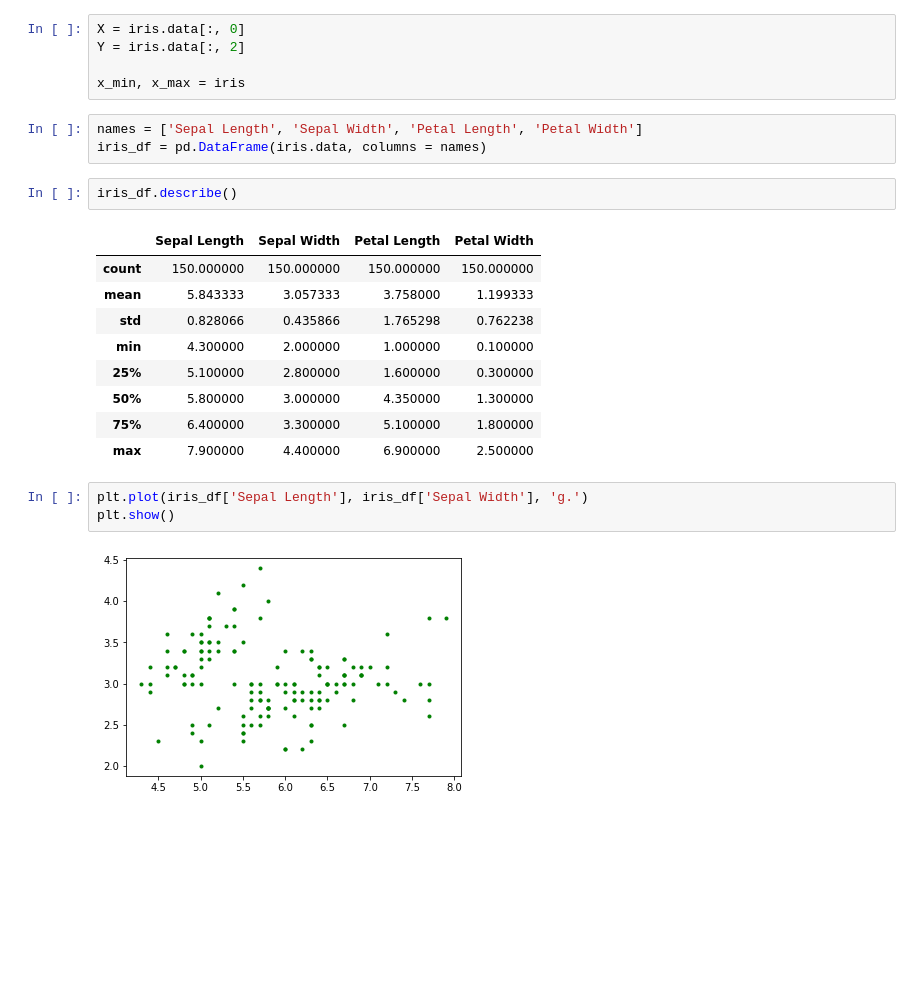
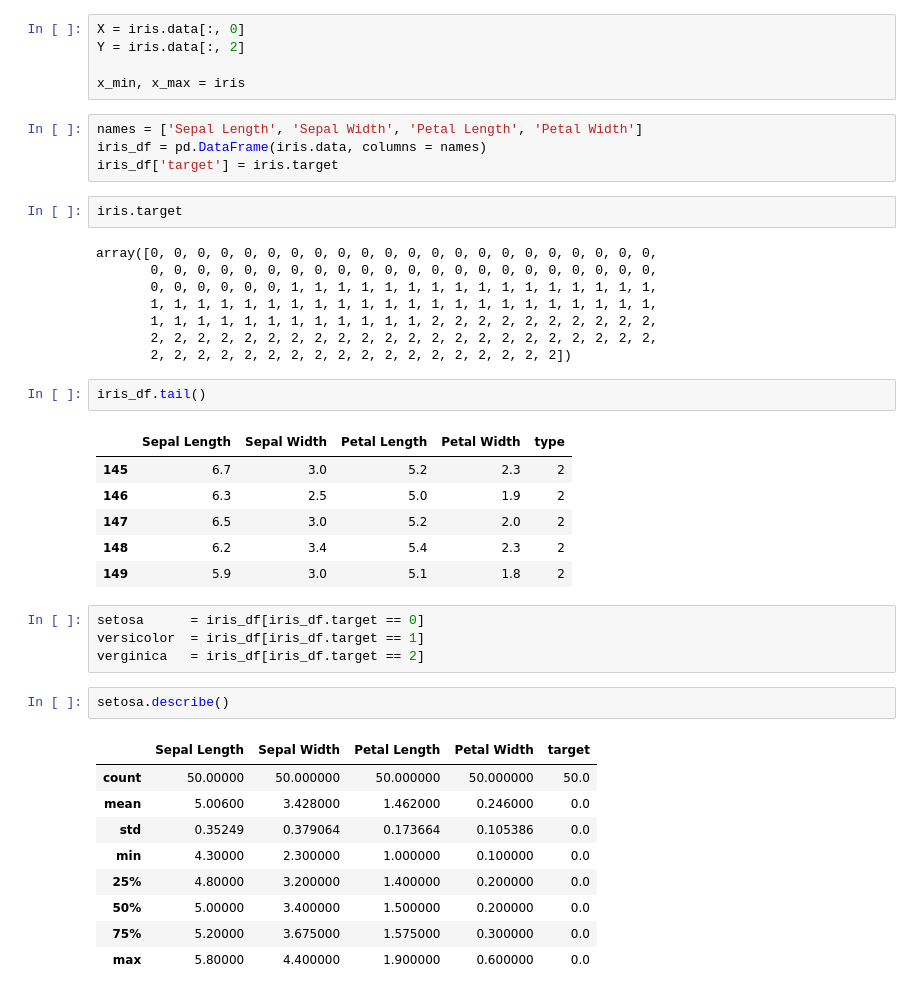
Before and after one commit to nilishalu/WE-Machine-Learning-Sessions, a Jupyter notebook: Sessions/WE_20221118.ipynb, the cells around one changed output. Saved outputs shown, nothing was run; the diff lists cells and outputs as text; blank space fills up the shorter version.

```diff
--- a/Sessions/WE_20221118.ipynb
+++ b/Sessions/WE_20221118.ipynb
@@ -206,20 +206,39 @@ x_min, x_max = iris
 # %%
 names = ['Sepal Length', 'Sepal Width', 'Petal Length', 'Petal Width']
 iris_df = pd.DataFrame(iris.data, columns = names)
+iris_df['target'] = iris.target
+# %%
+iris.target
+# %% [output]
+array([0, 0, 0, 0, 0, 0, 0, 0, 0, 0, 0, 0, 0, 0, 0, 0, 0, 0, 0, 0, 0, 0,
+       0, 0, 0, 0, 0, 0, 0, 0, 0, 0, 0, 0, 0, 0, 0, 0, 0, 0, 0, 0, 0, 0,
+       0, 0, 0, 0, 0, 0, 1, 1, 1, 1, 1, 1, 1, 1, 1, 1, 1, 1, 1, 1, 1, 1,
+       1, 1, 1, 1, 1, 1, 1, 1, 1, 1, 1, 1, 1, 1, 1, 1, 1, 1, 1, 1, 1, 1,
+       1, 1, 1, 1, 1, 1, 1, 1, 1, 1, 1, 1, 2, 2, 2, 2, 2, 2, 2, 2, 2, 2,
+       2, 2, 2, 2, 2, 2, 2, 2, 2, 2, 2, 2, 2, 2, 2, 2, 2, 2, 2, 2, 2, 2,
+       2, 2, 2, 2, 2, 2, 2, 2, 2, 2, 2, 2, 2, 2, 2, 2, 2, 2])
 # %%
-iris_df.describe()
+iris_df.tail()
 # %% [output]
-|  | Sepal Length | Sepal Width | Petal Length | Petal Width |
-| count | 150.000000 | 150.000000 | 150.000000 | 150.000000 |
-| mean | 5.843333 | 3.057333 | 3.758000 | 1.199333 |
-| std | 0.828066 | 0.435866 | 1.765298 | 0.762238 |
-| min | 4.300000 | 2.000000 | 1.000000 | 0.100000 |
-| 25% | 5.100000 | 2.800000 | 1.600000 | 0.300000 |
-| 50% | 5.800000 | 3.000000 | 4.350000 | 1.300000 |
-| 75% | 6.400000 | 3.300000 | 5.100000 | 1.800000 |
-| max | 7.900000 | 4.400000 | 6.900000 | 2.500000 |
+|  | Sepal Length | Sepal Width | Petal Length | Petal Width | type |
+| 145 | 6.7 | 3.0 | 5.2 | 2.3 | 2 |
+| 146 | 6.3 | 2.5 | 5.0 | 1.9 | 2 |
+| 147 | 6.5 | 3.0 | 5.2 | 2.0 | 2 |
+| 148 | 6.2 | 3.4 | 5.4 | 2.3 | 2 |
+| 149 | 5.9 | 3.0 | 5.1 | 1.8 | 2 |
-# %%
-plt.plot(iris_df['Sepal Length'], iris_df['Sepal Width'], 'g.')
-plt.show()
-# %% [output]
-[figure, removed]
+# %%
+setosa      = iris_df[iris_df.target == 0]
+versicolor  = iris_df[iris_df.target == 1]
+verginica   = iris_df[iris_df.target == 2]
+# %%
+setosa.describe()
+# %% [output]
+|  | Sepal Length | Sepal Width | Petal Length | Petal Width | target |
+| count | 50.00000 | 50.000000 | 50.000000 | 50.000000 | 50.0 |
+| mean | 5.00600 | 3.428000 | 1.462000 | 0.246000 | 0.0 |
+| std | 0.35249 | 0.379064 | 0.173664 | 0.105386 | 0.0 |
+| min | 4.30000 | 2.300000 | 1.000000 | 0.100000 | 0.0 |
+| 25% | 4.80000 | 3.200000 | 1.400000 | 0.200000 | 0.0 |
+| 50% | 5.00000 | 3.400000 | 1.500000 | 0.200000 | 0.0 |
+| 75% | 5.20000 | 3.675000 | 1.575000 | 0.300000 | 0.0 |
+| max | 5.80000 | 4.400000 | 1.900000 | 0.600000 | 0.0 |
```
Also changed, not shown: parts of 12 cells of this notebook.
